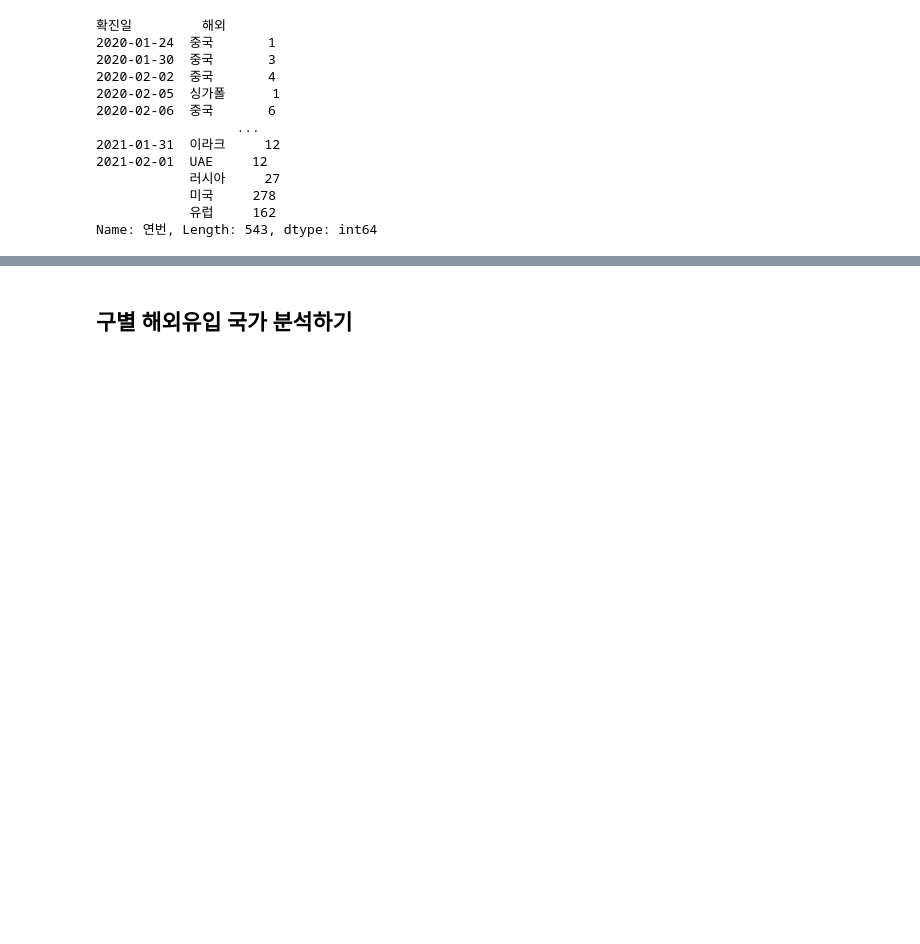
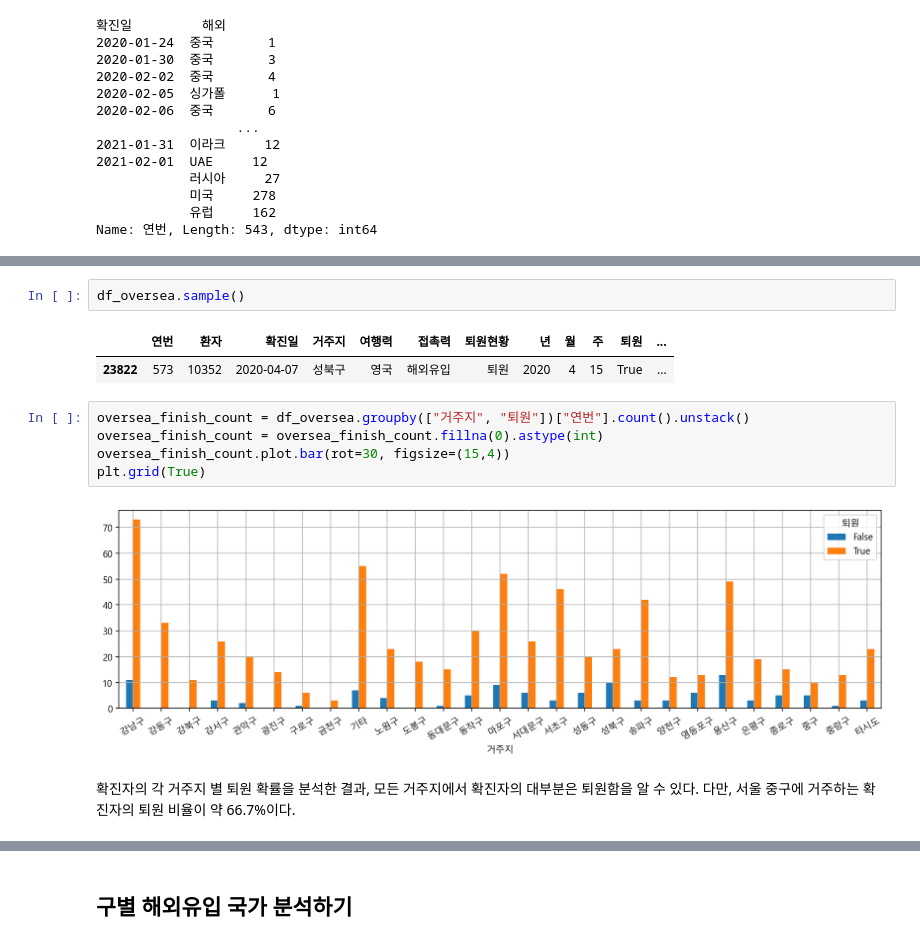
Before and after one commit to dhleegarret/data_analysis, a Jupyter notebook: todaycode/seoul_covid19_EDA_2021_02_01.ipynb, the cells around one changed output, grey strips where cells are left out. Saved outputs shown, nothing was run; the diff lists cells and outputs as text; blank space fills up the shorter version.

```diff
--- a/todaycode/seoul_covid19_EDA_2021_02_01.ipynb
+++ b/todaycode/seoul_covid19_EDA_2021_02_01.ipynb
@@ -1416,0 +1496,14 @@ g.legend(loc=1)
+# %%
+df_oversea.sample()
+# %% [output]
+|  | 연번 | 환자 | 확진일 | 거주지 | 여행력 | 접촉력 | 퇴원현황 | 년 | 월 | 주 | 퇴원 | ... |
+| 23822 | 573 | 10352 | 2020-04-07 | 성북구 | 영국 | 해외유입 | 퇴원 | 2020 | 4 | 15 | True | ... |
+# %%
+oversea_finish_count = df_oversea.groupby(["거주지", "퇴원"])["연번"].count().unstack()
+oversea_finish_count = oversea_finish_count.fillna(0).astype(int)
+oversea_finish_count.plot.bar(rot=30, figsize=(15,4))
+plt.grid(True)
+# %% [output]
+[figure, added]
+# %% [markdown]
+확진자의 각 거주지 별 퇴원 확률을 분석한 결과, 모든 거주지에서 확진자의 대부분은 퇴원함을 알 수 있다. 다만, 서울 중구에 거주하는 확진자의 퇴원 비율이 약 66.7%이다.
```
Also changed, not shown: parts of 118 cells of this notebook, 1 other file.
